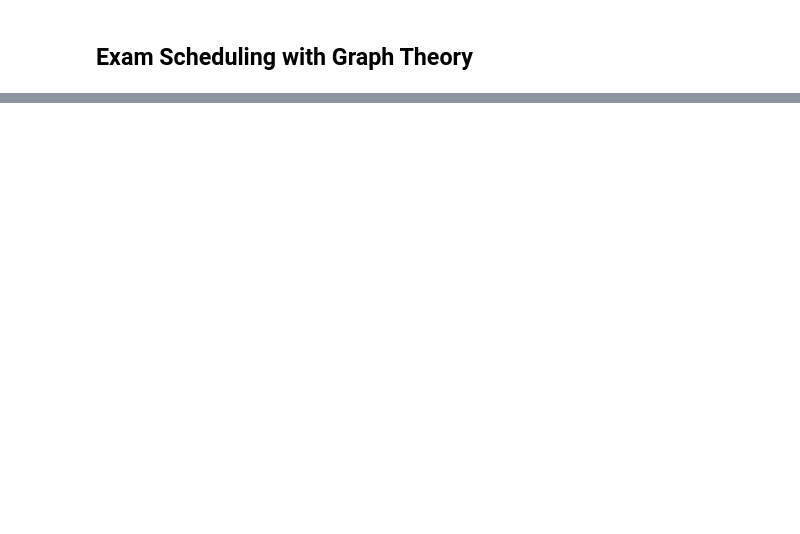
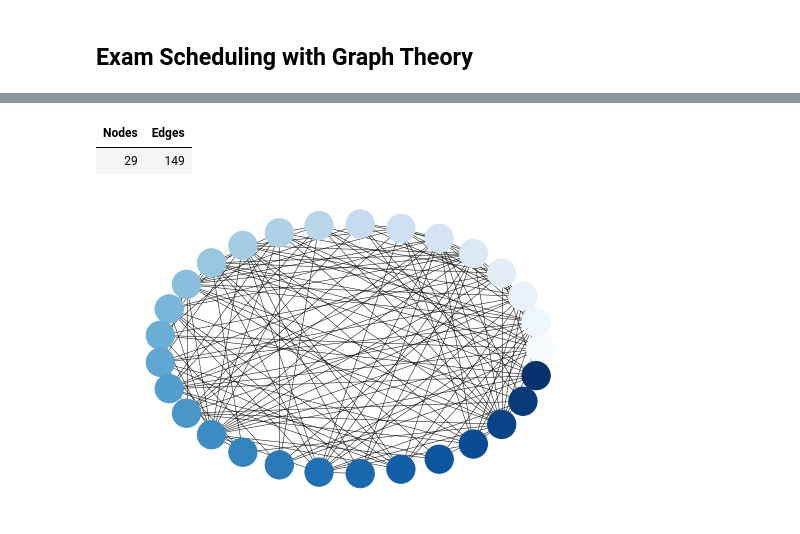
Before and after one commit to Ariel-VB/Scheduling-with-Graph-Theory, a Jupyter notebook: Scheduling with Graph Theory.ipynb, the cells around one changed output, grey strips where cells are left out. Cells and saved outputs as stored; diff of their text form; code cells hidden in the pictures; blank space fills up the shorter version.

```diff
--- a/Scheduling with Graph Theory.ipynb
+++ b/Scheduling with Graph Theory.ipynb
@@ -285,0 +188,44 @@ df1
+# %%
+'''
+Creating the conflict graph, and counting the number of nodes and edges:
+'''
+
+#Creating graph G
+G = nx.Graph()
+
+#Adding each unique class as a node in the graph
+for item in classes:
+    G.add_node(item)
+
+#Iterates through the dictionary of students, adding conflict edges between all the classes each student has:
+for student in student_dictionary:
+
+    #Iterates through all pairs of classes for the student:
+    for x in range(0, len(student_dictionary[student])):
+        for y in range (x+1, len(student_dictionary[student])):
+
+            #Creates edge for conflict:
+            G.add_edge(student_dictionary[student][x], student_dictionary[student][y])
+
+#Finding number of nodes and edges in the conflict graph
+node_count = G.number_of_nodes()
+edge_count = G.number_of_edges()
+
+G_data = {'Nodes': [node_count], 'Edges': [edge_count]}
+
+G_df = pd.DataFrame(G_data)
+
+#Displaying the dataframe:
+display(HTML(G_df.to_html(index=False)))
+# %% [output]
+| Nodes | Edges |
+| 29 | 149 |
+# %%
+'''
+Draws the conflict graph:
+'''
+
+#Each node is a class, each edge is a scheduling conflict.
+nx.draw_circular(G, with_labels=False, width = .5, node_color=range(29), node_size=800, cmap=plt.cm.Blues)
+# %% [output]
+[figure, added]
```
Also changed, not shown: parts of 9 cells of this notebook.
